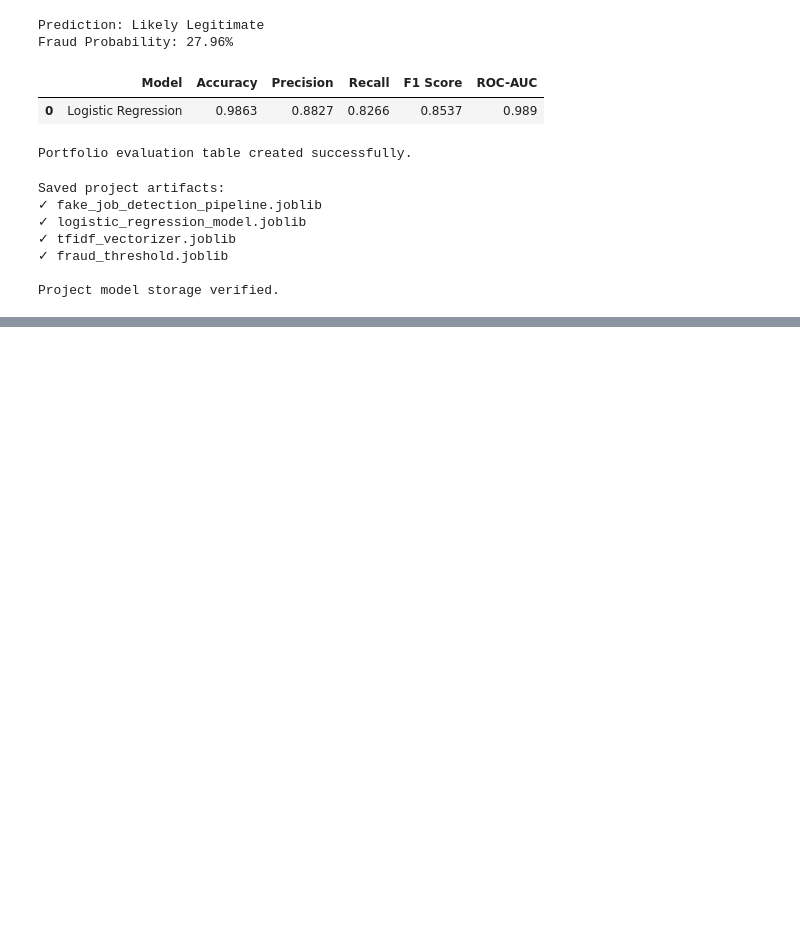
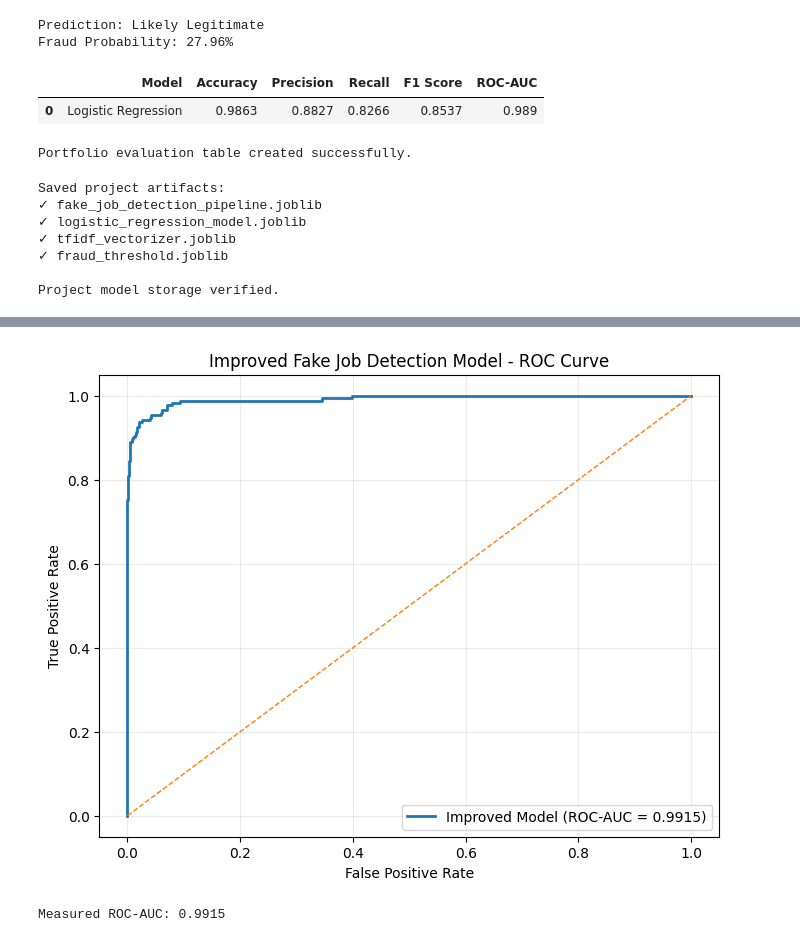
Before and after one commit to Harini-Sri-Vedha-Alvar/Fake-Job-Post-Prediction-ML-Project-, a Jupyter notebook: FAKE_JOB_POST_DETECTION.ipynb, the cells around one changed output, grey strips where cells are left out. Saved outputs shown, nothing was run; the diff lists cells and outputs as text; code cells hidden in the pictures; blank space fills up the shorter version.

```diff
--- a/FAKE_JOB_POST_DETECTION.ipynb
+++ b/FAKE_JOB_POST_DETECTION.ipynb
@@ -1510,0 +1753,37 @@ Project model storage verified.
+# %%
+# Plot the ROC curve for the improved model and display its measured ROC-AUC.
+from sklearn.metrics import roc_curve, auc
+import matplotlib.pyplot as plt
+
+false_positive_rate, true_positive_rate, _ = roc_curve(
+    y_test,
+    improved_probabilities
+)
+
+roc_score = auc(false_positive_rate, true_positive_rate)
+
+plt.figure(figsize=(8, 6))
+plt.plot(
+    false_positive_rate,
+    true_positive_rate,
+    linewidth=2,
+    label=f"Improved Model (ROC-AUC = {roc_score:.4f})"
+)
+plt.plot(
+    [0, 1],
+    [0, 1],
+    linestyle="--",
+    linewidth=1
+)
+
+plt.xlabel("False Positive Rate")
+plt.ylabel("True Positive Rate")
+plt.title("Improved Fake Job Detection Model - ROC Curve")
+plt.legend()
+plt.grid(alpha=0.25)
+plt.show()
+
+print("Measured ROC-AUC:", round(roc_score, 4))
+# %% [output]
+[figure, added]
+Measured ROC-AUC: 0.9915
```
Also changed, not shown: parts of 18 cells of this notebook.
